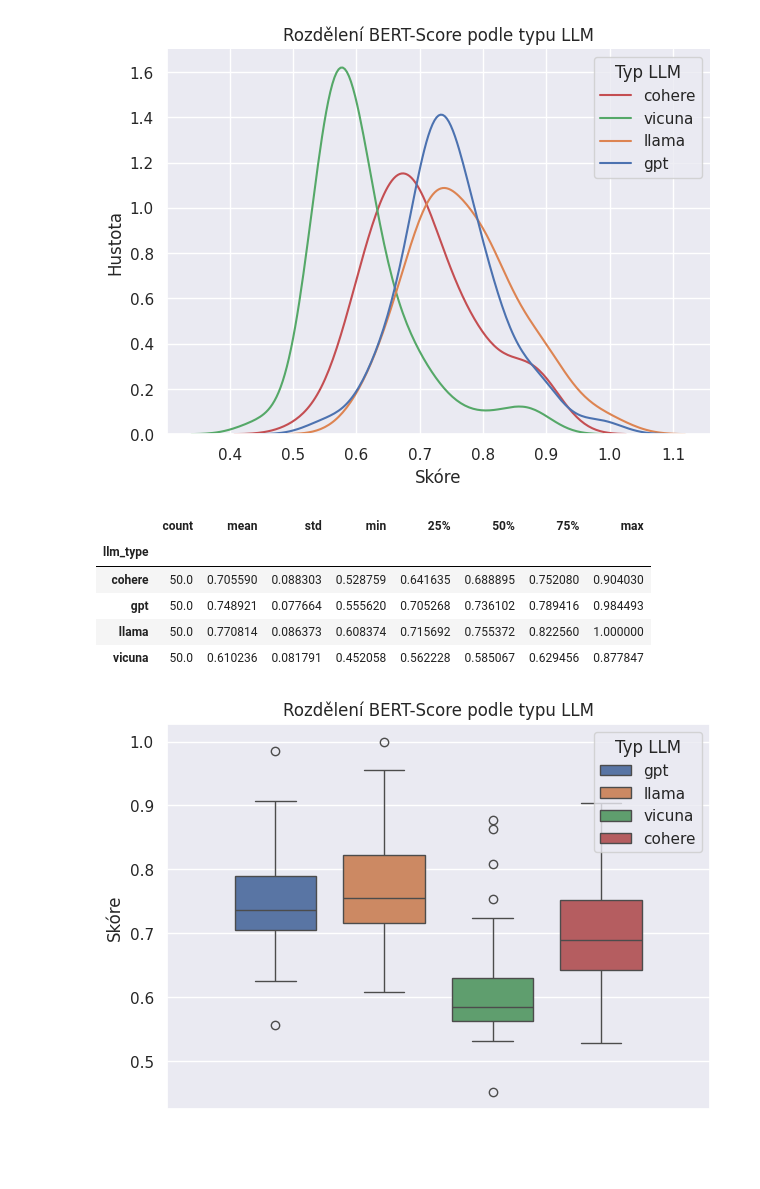
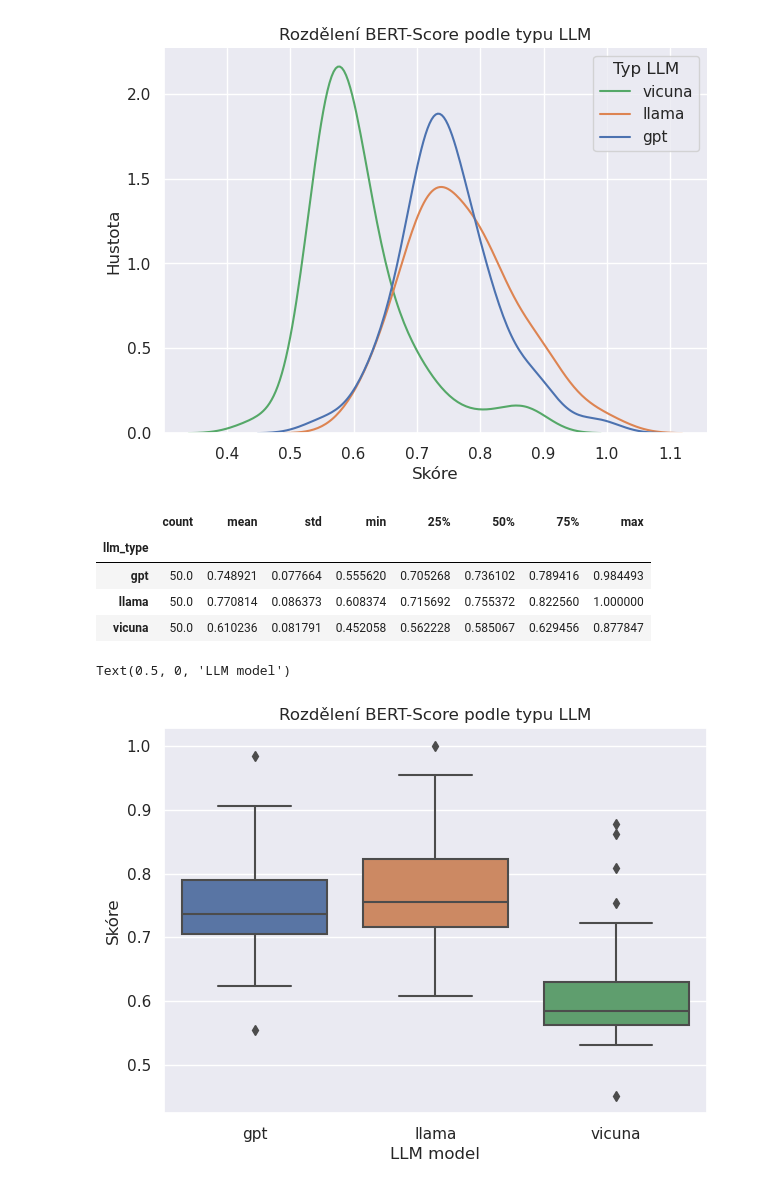
Before and after one commit to opendatalabcz/Robojudge, a Jupyter notebook: research/answer-evaluator/result_analysis.ipynb, the cells around one changed output. Cells and saved outputs as stored; diff of their text form; code cells hidden in the pictures; blank space fills up the shorter version.

```diff
--- a/research/answer-evaluator/result_analysis.ipynb
+++ b/research/answer-evaluator/result_analysis.ipynb
@@ -13,7 +11,7 @@ sns.set_theme()
 def load_reports(type='llm_auto'):
     overall_df = None
 
-    for llm_type in [LLM_TYPE_GPT, LLM_TYPE_LLAMA, LLM_TYPE_VICUNA, LLM_TYPE_COHERE]:
+    for llm_type in ['gpt', 'llama', 'vicuna']:
         df = pd.read_csv(REPORT_FILE_PATH / '2023-10-18' / f'{llm_type}_{type}_score.csv')
         df['llm_type'] = llm_type
         df['question_id'] = df.index
@@ -83,29 +80,27 @@ ax.set_xlabel('Skóre')
 ax.set_ylabel('Hustota')
 
 sns.kdeplot(bert_overall_df, x='score', hue='llm_type').set_title('Rozdělení BERT-Score podle typu LLM')
-plt.legend(title='Typ LLM', labels=['cohere', 'vicuna', 'llama', 'gpt'])
+plt.legend(title='Typ LLM', labels=['vicuna', 'llama', 'gpt'])
 plt.show(g)
 # %% [output]
-[figure, old version]
+[figure, new version]
 # %%
 bert_overall_df.groupby('llm_type')['score'].describe()
 # %% [output]
 |  | count | mean | std | min | 25% | 50% | 75% | max |
 | llm_type |  |  |  |  |  |  |  |  |
-| cohere | 50.0 | 0.705590 | 0.088303 | 0.528759 | 0.641635 | 0.688895 | 0.752080 | 0.904030 |
 | gpt | 50.0 | 0.748921 | 0.077664 | 0.555620 | 0.705268 | 0.736102 | 0.789416 | 0.984493 |
 | llama | 50.0 | 0.770814 | 0.086373 | 0.608374 | 0.715692 | 0.755372 | 0.822560 | 1.000000 |
 | vicuna | 50.0 | 0.610236 | 0.081791 | 0.452058 | 0.562228 | 0.585067 | 0.629456 | 0.877847 |
 # %%
 f, ax = plt.subplots(figsize=(7, 5))
 
-ax.set_ylabel('Skóre')
 
 # sns.kdeplot(bert_overall_df, x='score', hue='llm_type').set_title('Rozdělení BERT-Score podle typu LLM')
 
-
-sns.boxplot(data=bert_overall_df, y='score', hue='llm_type', width=0.8, gap=0.25).set_title('Rozdělení BERT-Score podle typu LLM')
-plt.legend(title='Typ LLM', loc='upper right')
-plt.show(g)
+sns.boxplot(data=bert_overall_df, y='score', x='llm_type', width=0.8, ax=ax).set_title('Rozdělení BERT-Score podle typu LLM')
+ax.set_ylabel('Skóre')
+ax.set_xlabel('LLM model')
 # %% [output]
+Text(0.5, 0, 'LLM model')
-[figure, old version]
+[figure, new version]
```
Also changed, not shown: parts of 5 cells of this notebook, 6 other files.
